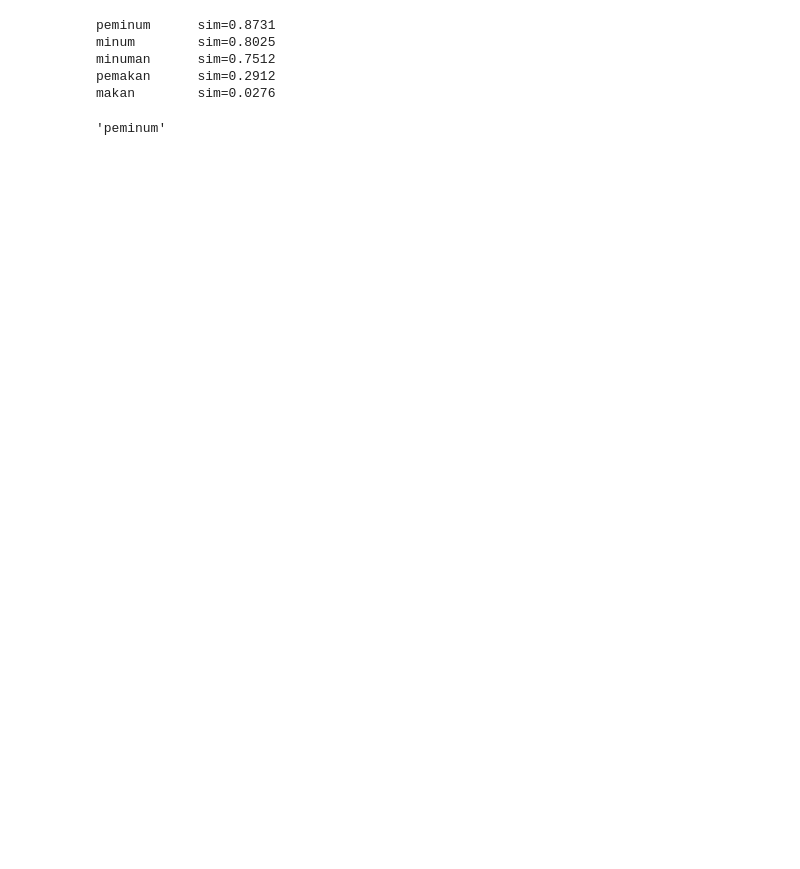
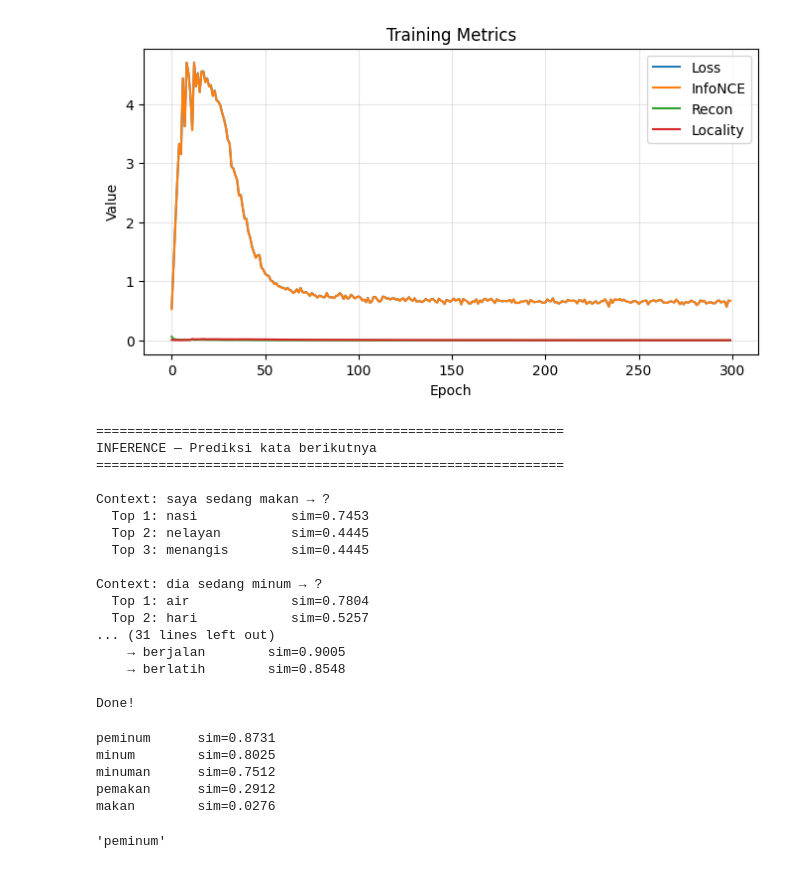
Before and after one commit to Airukua/gawa, a Jupyter notebook: LLM_testing.ipynb, the cells around one changed output. Cells and saved outputs as stored; diff of their text form; code cells hidden in the pictures; blank space fills up the shorter version.

```diff
--- a/LLM_testing.ipynb
+++ b/LLM_testing.ipynb
@@ -386,6 +386,13 @@ def run_toy_example(checkpoint_path, device="cuda"):
         total_loss   = 0.0
         loss_details = {"infonce": 0.0, "recon": 0.0, "locality": 0.0}
 
+        # history untuk grafik
+        if epoch == 0:
+            loss_history = []
+            infonce_history = []
+            recon_history = []
+            locality_history = []
+
         # Hitung all_sem fresh tiap epoch — gearbox ikut dilatih
         # detach() penting: tidak ingin gradien mengalir lewat negatif
         with torch.no_grad():
@@ -424,13 +431,36 @@ def run_toy_example(checkpoint_path, device="cuda"):
 
         scheduler.step()
 
-        if epoch % 50 == 0:
-            n = len(sentences)
-            print(f"Epoch {epoch:3d} | "
-                  f"Loss: {total_loss/n:.4f} | "
-                  f"InfoNCE: {loss_details['infonce']/n:.4f} | "
-                  f"Recon: {loss_details['recon']/n:.4f} | "
-                  f"Locality: {loss_details['locality']/n:.4f}")
+        # Tampilkan metrik tiap epoch, dan pastikan epoch ke-4 muncul dalam format ringkas
+        n = len(sentences)
+        loss_line = (f"| Loss: {total_loss/n:.4f} | "
+                     f"InfoNCE: {loss_details['infonce']/n:.4f} | "
+                     f"Recon: {loss_details['recon']/n:.4f} | "
+                     f"Locality: {loss_details['locality']/n:.4f}")
+        print(f"Epoch {epoch:3d} {loss_line}")
+        loss_history.append(total_loss/n)
+        infonce_history.append(loss_details['infonce']/n)
+        recon_history.append(loss_details['recon']/n)
+        locality_history.append(loss_details['locality']/n)
+
+
+    # Grafik loss
+    try:
+        import matplotlib.pyplot as plt
+        epochs = list(range(len(loss_history)))
+        plt.figure(figsize=(8,4))
+        plt.plot(epochs, loss_history, label='Loss')
+        plt.plot(epochs, infonce_history, label='InfoNCE')
+        plt.plot(epochs, recon_history, label='Recon')
+        plt.plot(epochs, locality_history, label='Locality')
+        plt.xlabel('Epoch')
+        plt.ylabel('Value')
+        plt.title('Training Metrics')
+        plt.legend()
+        plt.grid(True, alpha=0.3)
+        plt.show()
+    except Exception as e:
+        print(f"(Grafik tidak ditampilkan) {e}")
 
     # ── 10. INFERENCE ─────────────────────────────────────────────────
     print("\n" + "=" * 60)
@@ -513,3 +543,21 @@ Done!
+[figure, added]
+============================================================
+INFERENCE — Prediksi kata berikutnya
+============================================================
+
+Context: saya sedang makan → ?
+  Top 1: nasi            sim=0.7453
+  Top 2: nelayan         sim=0.4445
+  Top 3: menangis        sim=0.4445
+
+Context: dia sedang minum → ?
+  Top 1: air             sim=0.7804
+  Top 2: hari            sim=0.5257
+... (31 lines left out)
+    → berjalan        sim=0.9005
+    → berlatih        sim=0.8548
+
+Done!
 # %%
 # --- Setup minimal agar analogi jalan ---
 import torch
```
Also changed, not shown: parts of 1 cell of this notebook.
